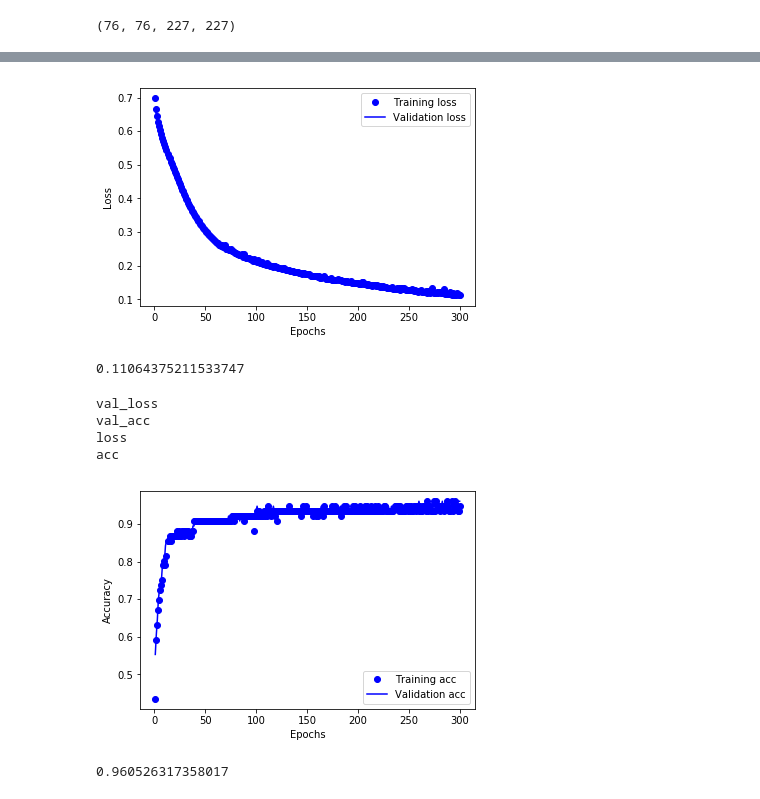
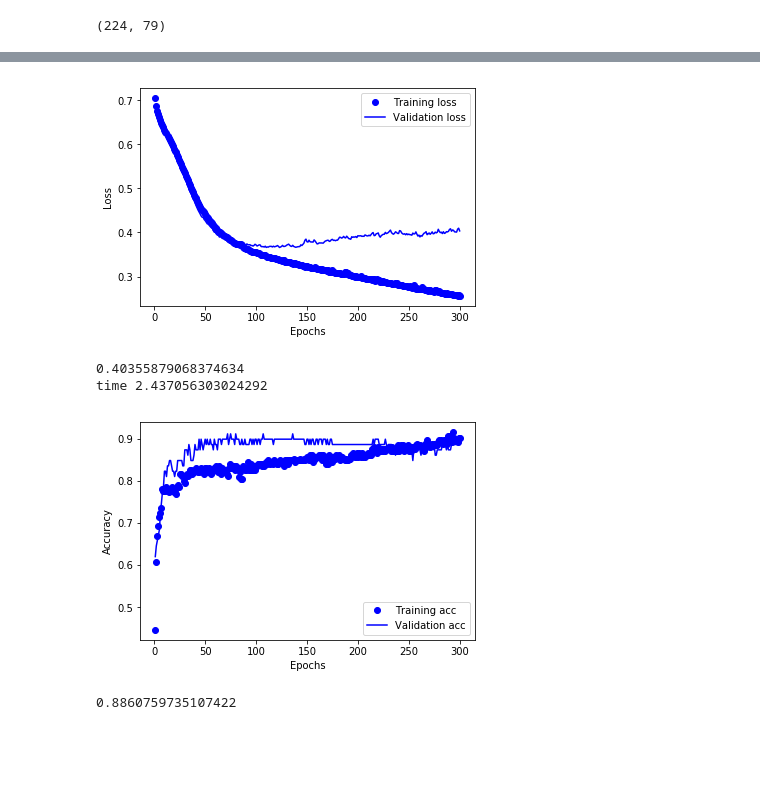
Before and after one commit to makkelip/cognitive-systems-for-health-technology-applications, a Jupyter notebook: Case1-scrap.ipynb, the cells around one changed output, grey strips where cells are left out. Cells and saved outputs as stored; diff of their text form; code cells hidden in the pictures; blank space fills up the shorter version.

```diff
--- a/Case1-scrap.ipynb
+++ b/Case1-scrap.ipynb
@@ -49,9 +49,6 @@ one_hot_labels = to_categorical(labels)
 # Save categorical (one hot coded) labels
 #np.save('case_1_one_hot_labels.npy', one_hot_labels)
 
-# Make binary labels (diseased or not diseased)
-bin_labels = 1.0*(labels > 0.0)
-
 # Save binary labels
 #np.save('case_1_bin_labels.npy', bin_labels)
 # %%
@@ -63,33 +60,35 @@ from sklearn.model_selection import train_test_split
 
 train_data,val_data,train_label,val_label = train_test_split(data_norm,
                                                                bin_labels,
-                                                               test_size=0.25,
+                                                               test_size=0.26,
                                                                random_state=42)
-
-len(val_data),len(val_label),len(train_data),len(train_label)
+len(train_data),len(val_data)
 # %% [output]
-(76, 76, 227, 227)
+(224, 79)
 # %%
 from keras.models import Sequential
 from keras.layers import Dense
+import time
+
+start = time.time()
 
 model = Sequential()
-model.add(Dense(30,
-               activation='relu',
-               input_dim=13))
-model.add(Dense(30,
-               activation='relu'))
+model.add(Dense(39,activation='relu', input_dim=13))
+model.add(Dense(19,activation='relu'))
 model.add(Dense(1, activation='sigmoid'))
 model.compile(optimizer='rmsprop',
              loss='binary_crossentropy',
              metrics=['accuracy'])
-history = model.fit(test_data,
-                    test_label,
+history = model.fit(train_data,
+                    train_label,
                     epochs=300,
-                    batch_size=30,
+                    batch_size=200,
                     verbose=1,
                     validation_data=(val_data,val_label)
                    )
+
+end = time.time()
+
 h_dict = history.history
 epochs = range(1, len(h_dict['loss'])+1)
 
@@ -100,4 +99,6 @@ plt.ylabel('Loss')
 plt.legend()
 plt.show()
 print(h_dict['val_loss'][len(h_dict['val_loss'])-1])
+
+print('time', end - start)
 # %% [output]
@@ -121,13 +122,6 @@ Epoch 300/300
-[figure, old version]
+[figure, new version]
-0.11064375211533747
+0.40355879068374634
+time 2.437056303024292
-# %%
-for key, value in h_dict.items() :
-    print (key)
-# %% [output]
-val_loss
-val_acc
-loss
-acc
 # %%
 plt.plot(epochs, h_dict['acc'], 'bo', label='Training acc')
 plt.plot(epochs, h_dict['val_acc'], 'b', label='Validation acc')
@@ -138,5 +132,5 @@ plt.show()
 
 print(h_dict['val_acc'][len(h_dict['val_acc'])-1])
 # %% [output]
-[figure, old version]
+[figure, new version]
-0.960526317358017
+0.8860759735107422
```
Also changed, not shown: parts of 1 cell of this notebook, 3 other files.
